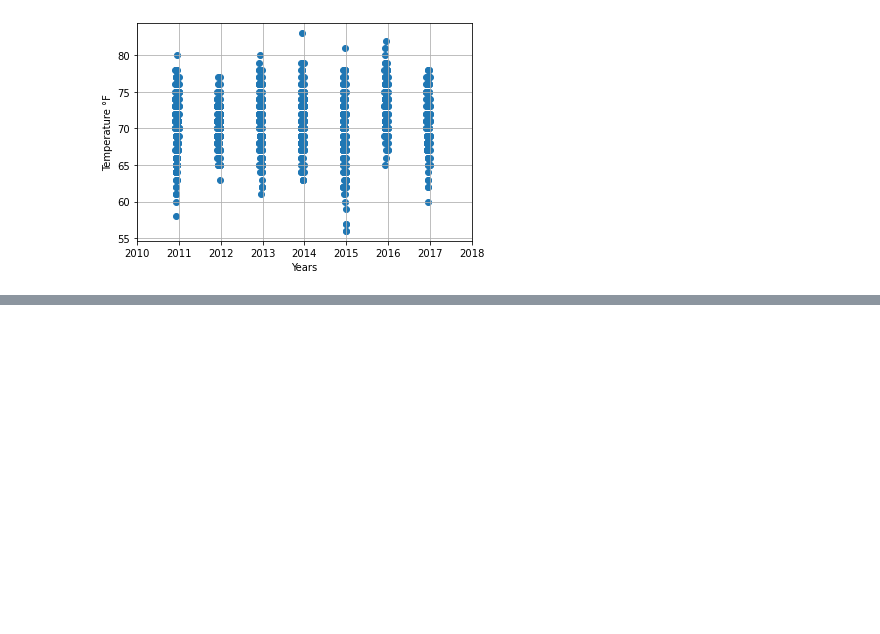
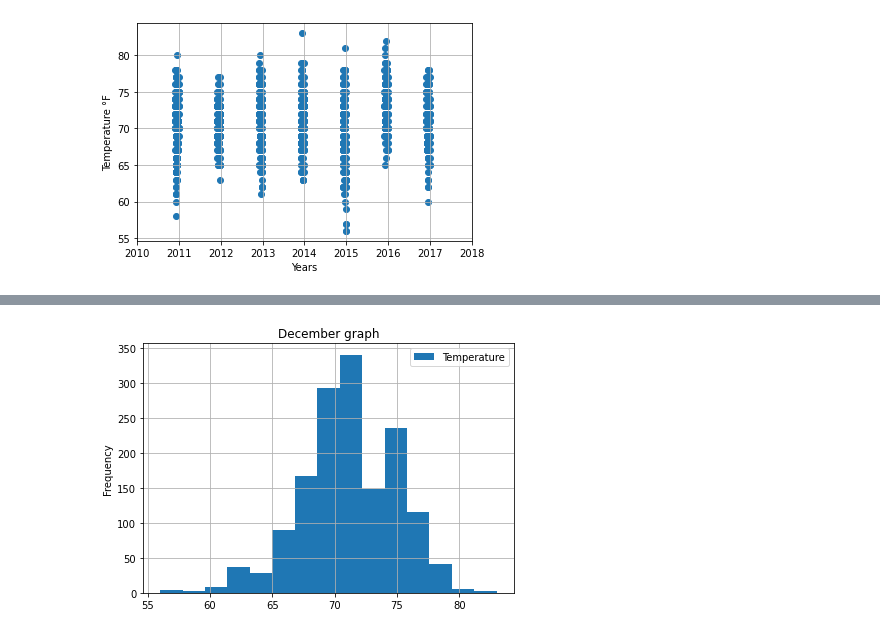
Before and after one commit to oscarpena96/SurfsUp, a Jupyter notebook: SurfsUp_Challenge.ipynb, the cells around one changed output, grey strips where cells are left out. Cells and saved outputs as stored; diff of their text form; code cells hidden in the pictures; blank space fills up the shorter version.

```diff
--- a/SurfsUp_Challenge.ipynb
+++ b/SurfsUp_Challenge.ipynb
@@ -103,6 +101,6 @@ december_df = pd.DataFrame(december, columns = ["Date", "Temperature"])
 # %%
 # 8. Create a DataFrame from the list of temperatures for the month of December.
-december_df = pd.DataFrame(december_list, columns = ["date, temperature"])
+december_df = pd.DataFrame(december, columns = ["Date", "Temperature"])
 # %%
 # 9. Calculate and print out the summary statistics for the Decemeber temperature DataFrame.
 december_df.describe()
@@ -130,0 +156,9 @@ plt.xlim(pd.to_datetime("2010-01-01"), pd.to_datetime("2018-01-01"))
+# %%
+december_graph = pd.DataFrame(december_df, columns = ["Temperature"])
+# %%
+december_graph.plot.hist(bins= 15)
+plt.tight_layout()
+plt.title("December graph")
+plt.grid()
+# %% [output]
+[figure, added]
```
Also changed, not shown: parts of 20 cells of this notebook, 6 other files.
